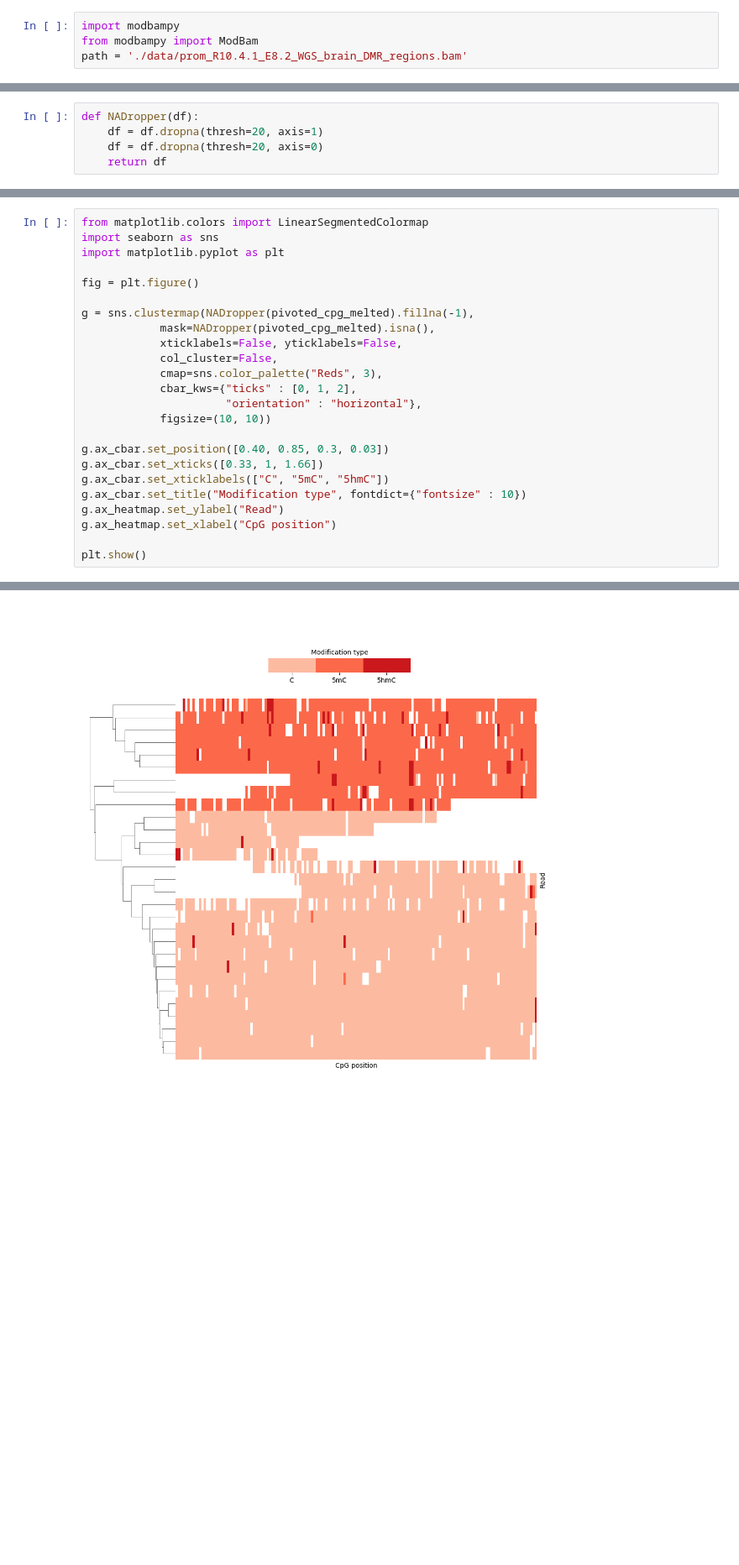
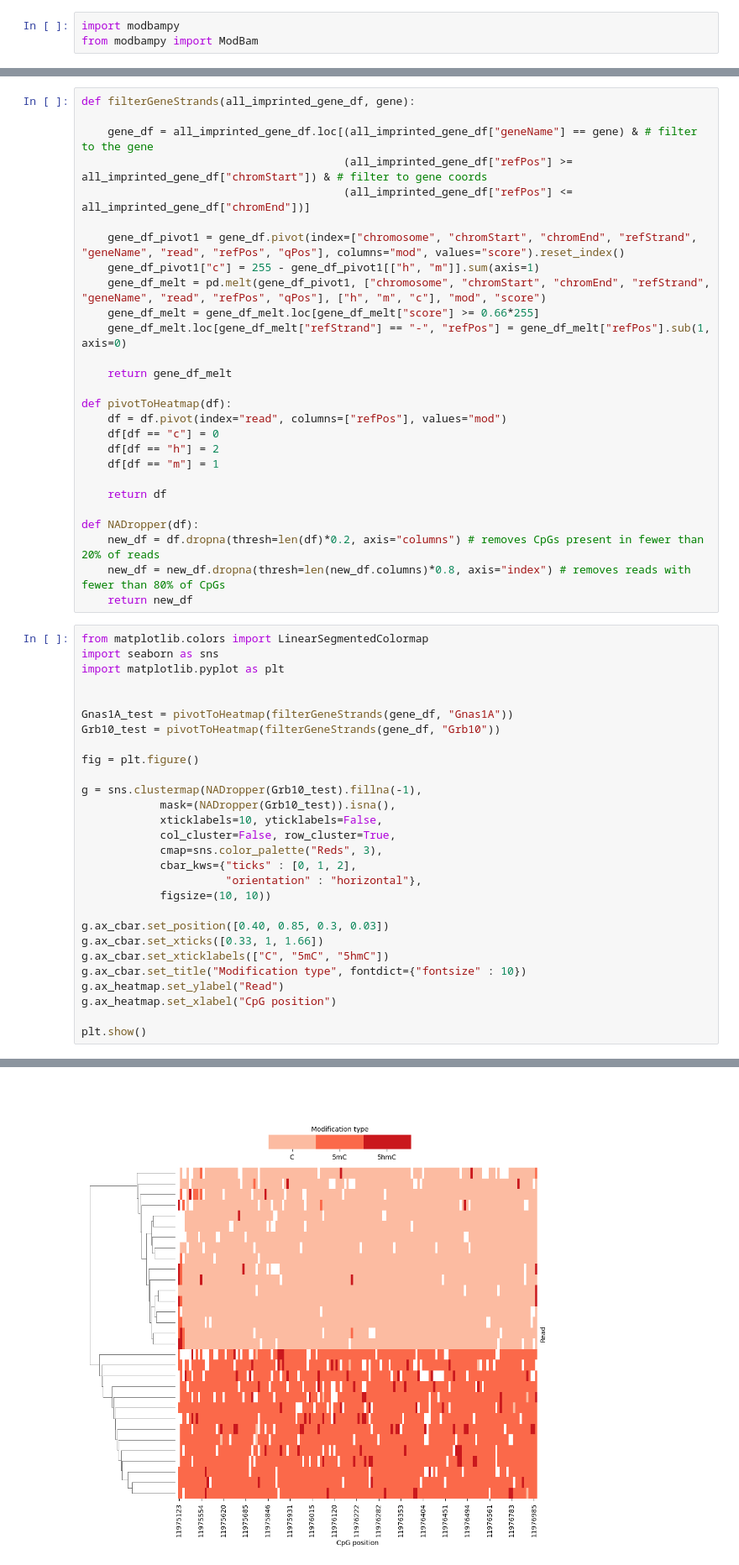
Before and after one commit to DominicOH/Analysis-of-nanopore-epigenetic-sequencing, a Jupyter notebook: Imprinting_genes_fig6.ipynb, the cells around one changed output, grey strips where cells are left out. Shown at 84% size. Drawn from its saved outputs; the diff is of its cells as text; blank space fills up the shorter version.

Commit message:
Further changes to heatmaps in Fig 6

```diff
--- a/Imprinting_genes_fig6.ipynb
+++ b/Imprinting_genes_fig6.ipynb
@@ -1,7 +1,6 @@
 # %%
 import modbampy
 from modbampy import ModBam
-path = './data/prom_R10.4.1_E8.2_WGS_brain_DMR_regions.bam'
 # %%
 import pandas as pd
 
@@ -141,5 +44,0 @@ len(pivoted_cpg_melted)/2
-# %%
-def NADropper(df):
-    df = df.dropna(thresh=20, axis=1)
-    df = df.dropna(thresh=20, axis=0)
-    return df
@@ -146,27 +64,58 @@ def NADropper(df):
+# %%
+def filterGeneStrands(all_imprinted_gene_df, gene):
+
+    gene_df = all_imprinted_gene_df.loc[(all_imprinted_gene_df["geneName"] == gene) & # filter to the gene
+                                        (all_imprinted_gene_df["refPos"] >= all_imprinted_gene_df["chromStart"]) & # filter to gene coords
+                                        (all_imprinted_gene_df["refPos"] <= all_imprinted_gene_df["chromEnd"])]
+
+    gene_df_pivot1 = gene_df.pivot(index=["chromosome", "chromStart", "chromEnd", "refStrand",  "geneName", "read", "refPos", "qPos"], columns="mod", values="score").reset_index()
+    gene_df_pivot1["c"] = 255 - gene_df_pivot1[["h", "m"]].sum(axis=1)
+    gene_df_melt = pd.melt(gene_df_pivot1, ["chromosome", "chromStart", "chromEnd", "refStrand", "geneName", "read", "refPos", "qPos"], ["h", "m", "c"], "mod", "score")
+    gene_df_melt = gene_df_melt.loc[gene_df_melt["score"] >= 0.66*255]
+    gene_df_melt.loc[gene_df_melt["refStrand"] == "-", "refPos"] = gene_df_melt["refPos"].sub(1, axis=0)
+
+    return gene_df_melt
+
+def pivotToHeatmap(df):
+    df = df.pivot(index="read", columns=["refPos"], values="mod")
+    df[df == "c"] = 0
+    df[df == "h"] = 2
+    df[df == "m"] = 1
+
+    return df
+
+def NADropper(df):
+    new_df = df.dropna(thresh=len(df)*0.2, axis="columns") # removes CpGs present in fewer than 20% of reads
+    new_df = new_df.dropna(thresh=len(new_df.columns)*0.8, axis="index") # removes reads with fewer than 80% of CpGs
+    return new_df
 # %%
 from matplotlib.colors import LinearSegmentedColormap
 import seaborn as sns
 import matplotlib.pyplot as plt
 
+
+Gnas1A_test = pivotToHeatmap(filterGeneStrands(gene_df, "Gnas1A"))
+Grb10_test = pivotToHeatmap(filterGeneStrands(gene_df, "Grb10"))
+
 fig = plt.figure()
 
-g = sns.clustermap(NADropper(pivoted_cpg_melted).fillna(-1),
-            mask=NADropper(pivoted_cpg_melted).isna(),
-            xticklabels=False, yticklabels=False,
-            col_cluster=False,
+g = sns.clustermap(NADropper(Grb10_test).fillna(-1),
+            mask=(NADropper(Grb10_test)).isna(),
+            xticklabels=10, yticklabels=False,
+            col_cluster=False, row_cluster=True,
             cmap=sns.color_palette("Reds", 3),
             cbar_kws={"ticks" : [0, 1, 2],
                       "orientation" : "horizontal"},
             figsize=(10, 10))
 
 g.ax_cbar.set_position([0.40, 0.85, 0.3, 0.03])
 g.ax_cbar.set_xticks([0.33, 1, 1.66])
 g.ax_cbar.set_xticklabels(["C", "5mC", "5hmC"])
 g.ax_cbar.set_title("Modification type", fontdict={"fontsize" : 10})
 g.ax_heatmap.set_ylabel("Read")
 g.ax_heatmap.set_xlabel("CpG position")
 
 plt.show()
 # %% [output]
 <Figure size 640x480 with 0 Axes>
-[figure, old version]
+[figure, new version]
```
Also changed, not shown: parts of 14 cells of this notebook.
